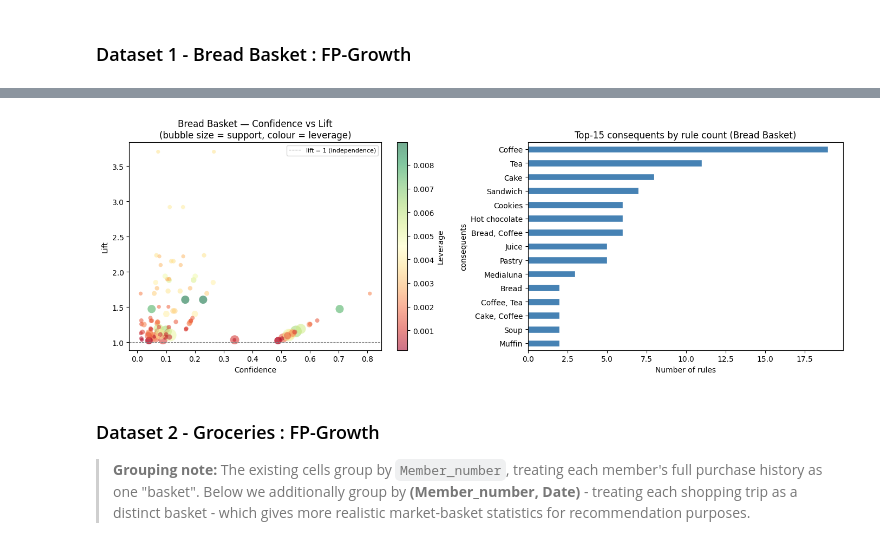
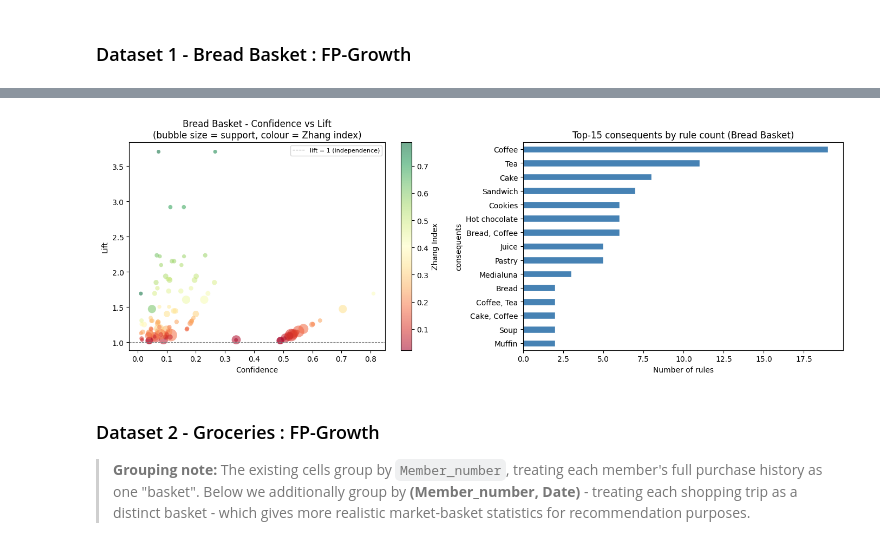
Before and after one commit to robin-szy/machine-learning-course-projects, a Jupyter notebook: HW1_Clustering_Supermarket/association.ipynb, the cells around one changed output, grey strips where cells are left out. Drawn from its saved outputs; the diff is of its cells as text; code cells hidden in the pictures.

```diff
--- a/HW1_Clustering_Supermarket/association.ipynb
+++ b/HW1_Clustering_Supermarket/association.ipynb
@@ -291,33 +377,33 @@ Top 10 rules by Lift:
 # %%
 fig, axes = plt.subplots(1, 2, figsize=(14, 5))
 
 # Confidence vs Lift scatter (size = support, colour = leverage)
 sc = axes[0].scatter(
     rules_bb['confidence'], rules_bb['lift'],
     s=rules_bb['support'] * 5000, alpha=0.55,
-    c=rules_bb['leverage'], cmap='RdYlGn', edgecolors='none'
+    c=rules_bb['zhang'], cmap='RdYlGn', edgecolors='none'
 )
-plt.colorbar(sc, ax=axes[0], label='Leverage')
+plt.colorbar(sc, ax=axes[0], label='Zhang Index')
 axes[0].axhline(1, color='grey', ls='--', lw=0.8, label='lift = 1 (independence)')
 axes[0].set(xlabel='Confidence', ylabel='Lift',
-            title='Bread Basket - Confidence vs Lift\n(bubble size = support, colour = leverage)')
+            title='Bread Basket - Confidence vs Lift\n(bubble size = support, colour = Zhang index)')
 axes[0].legend(fontsize=8)
 
 # Top-15 consequents by rule count
 top_cons = (
     rules_bb['consequents']
     .apply(lambda x: ', '.join(sorted(x)))
     .value_counts()
     .head(15)
 )
 top_cons.sort_values().plot.barh(ax=axes[1], color='steelblue', edgecolor='white')
 axes[1].set(title='Top-15 consequents by rule count (Bread Basket)',
             xlabel='Number of rules')
 
 plt.tight_layout()
 plt.show()
 # %% [output]
-[figure, old version]
+[figure, new version]
 # %% [markdown]
 ### Dataset 2 - Groceries : FP-Growth
 
```
Also changed, not shown: parts of 13 cells of this notebook, 1 other file.
